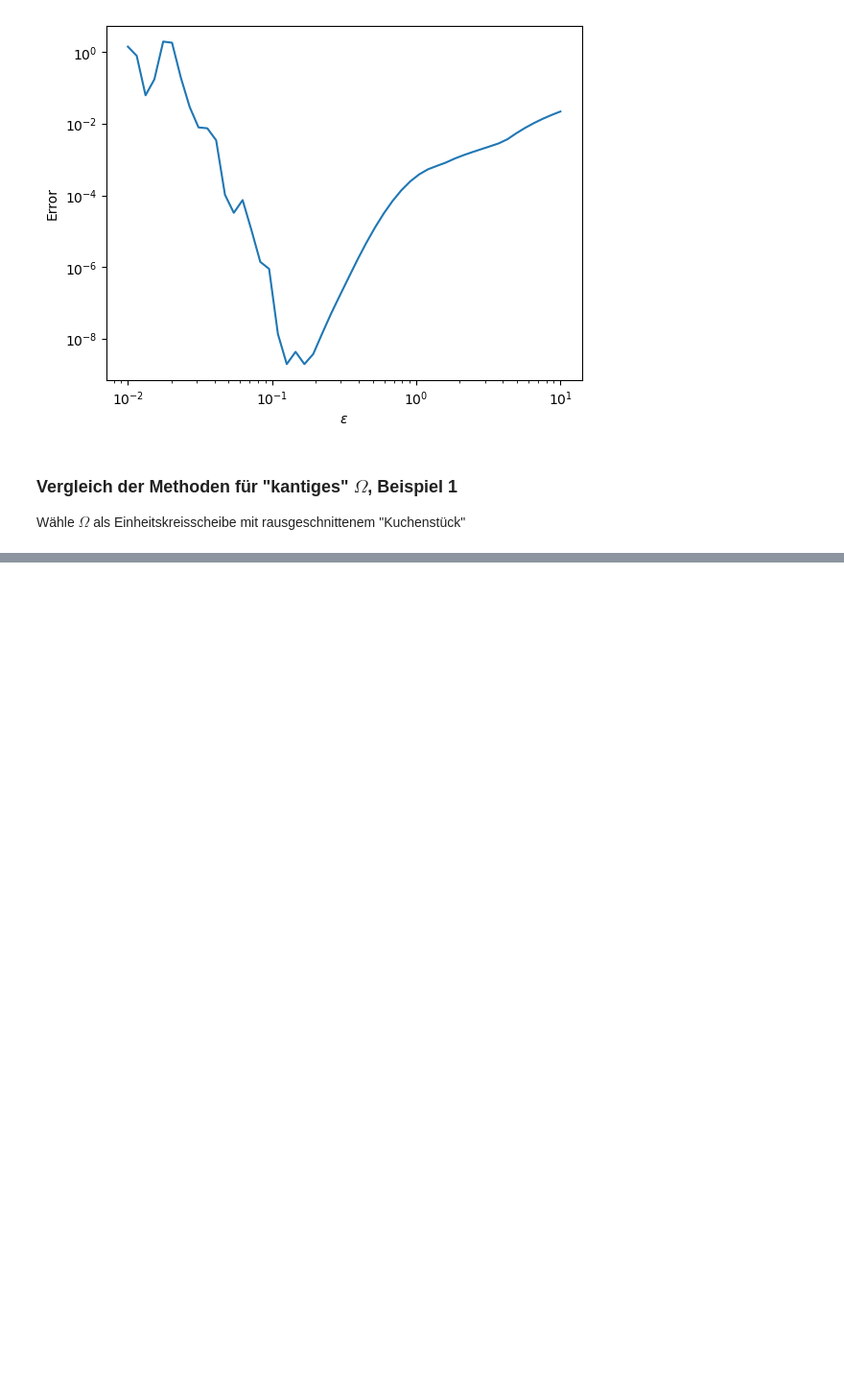
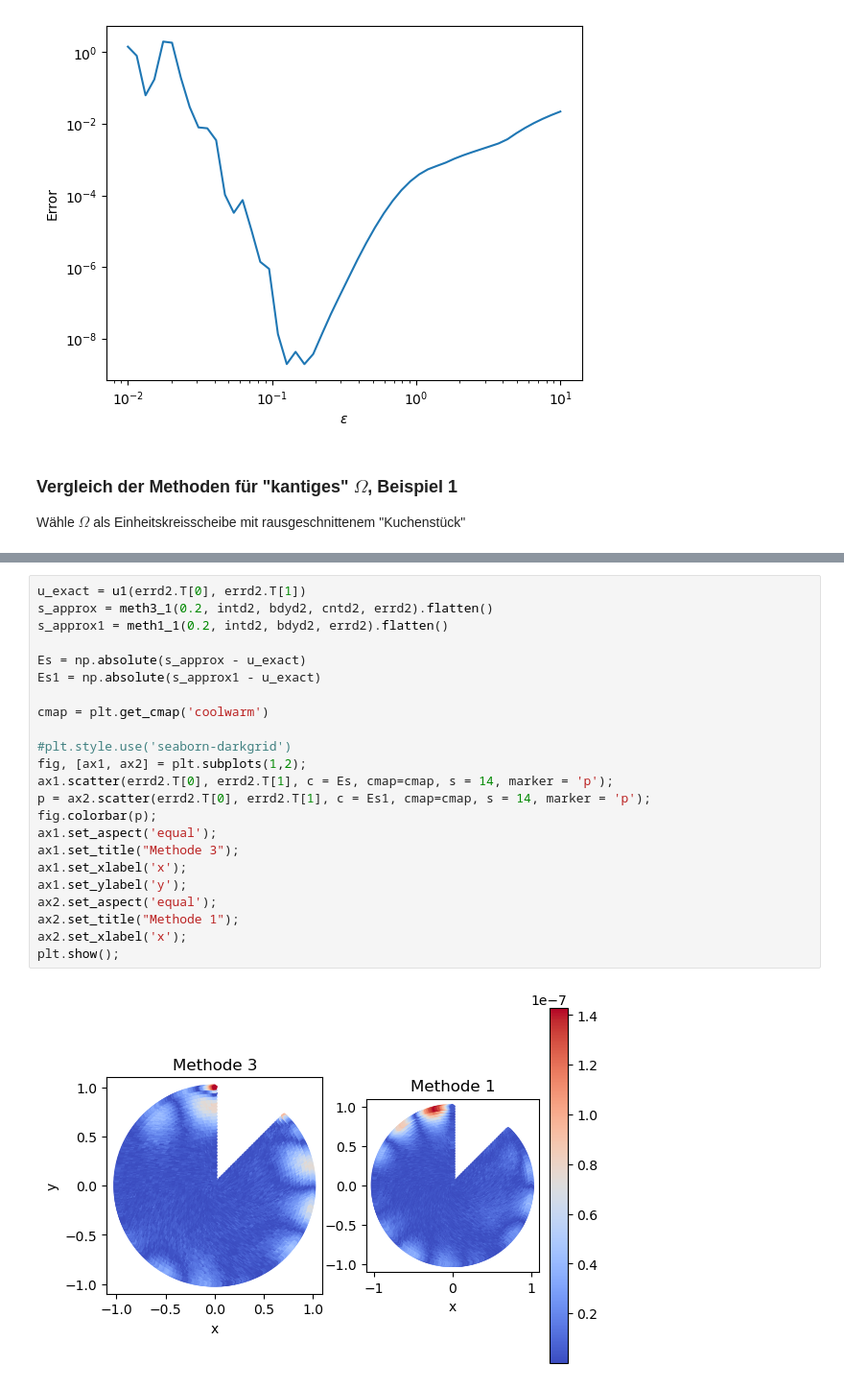
Before and after one commit to maggi0805/MML, a Jupyter notebook: mml.ipynb, the cells around one changed output, grey strips where cells are left out. Shown at 96% size. Drawn from its saved outputs; the diff is of its cells as text; blank space fills up the shorter version.

```diff
--- a/mml.ipynb
+++ b/mml.ipynb
@@ -529,0 +578,25 @@ plt.show();
+# %%
+u_exact = u1(errd2.T[0], errd2.T[1])
+s_approx = meth3_1(0.2, intd2, bdyd2, cntd2, errd2).flatten()
+s_approx1 = meth1_1(0.2, intd2, bdyd2, errd2).flatten()
+
+Es = np.absolute(s_approx - u_exact)
+Es1 = np.absolute(s_approx1 - u_exact)
+
+cmap = plt.get_cmap('coolwarm')
+
+#plt.style.use('seaborn-darkgrid')
+fig, [ax1, ax2] = plt.subplots(1,2);
+ax1.scatter(errd2.T[0], errd2.T[1], c = Es, cmap=cmap, s = 14, marker = 'p');
+p = ax2.scatter(errd2.T[0], errd2.T[1], c = Es1, cmap=cmap, s = 14, marker = 'p');
+fig.colorbar(p);
+ax1.set_aspect('equal');
+ax1.set_title("Methode 3");
+ax1.set_xlabel('x');
+ax1.set_ylabel('y');
+ax2.set_aspect('equal');
+ax2.set_title("Methode 1");
+ax2.set_xlabel('x');
+plt.show();
+# %% [output]
+[figure, added]
```
Also changed, not shown: parts of 18 cells of this notebook, 1 other file.
